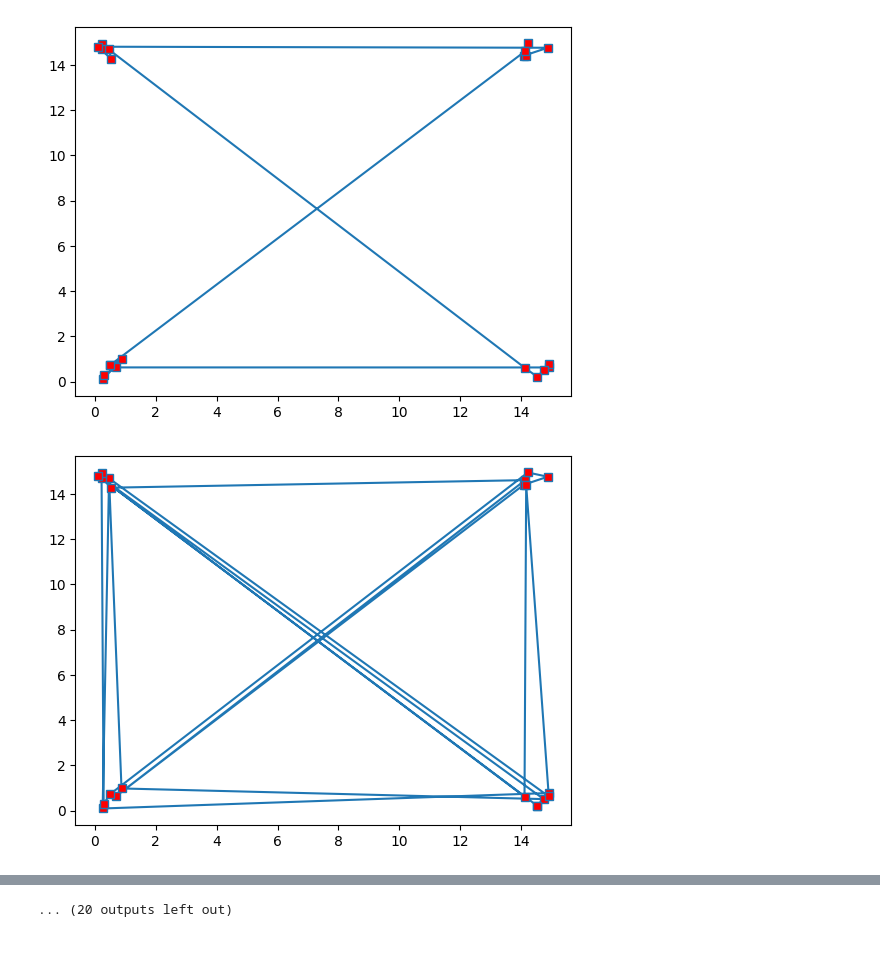
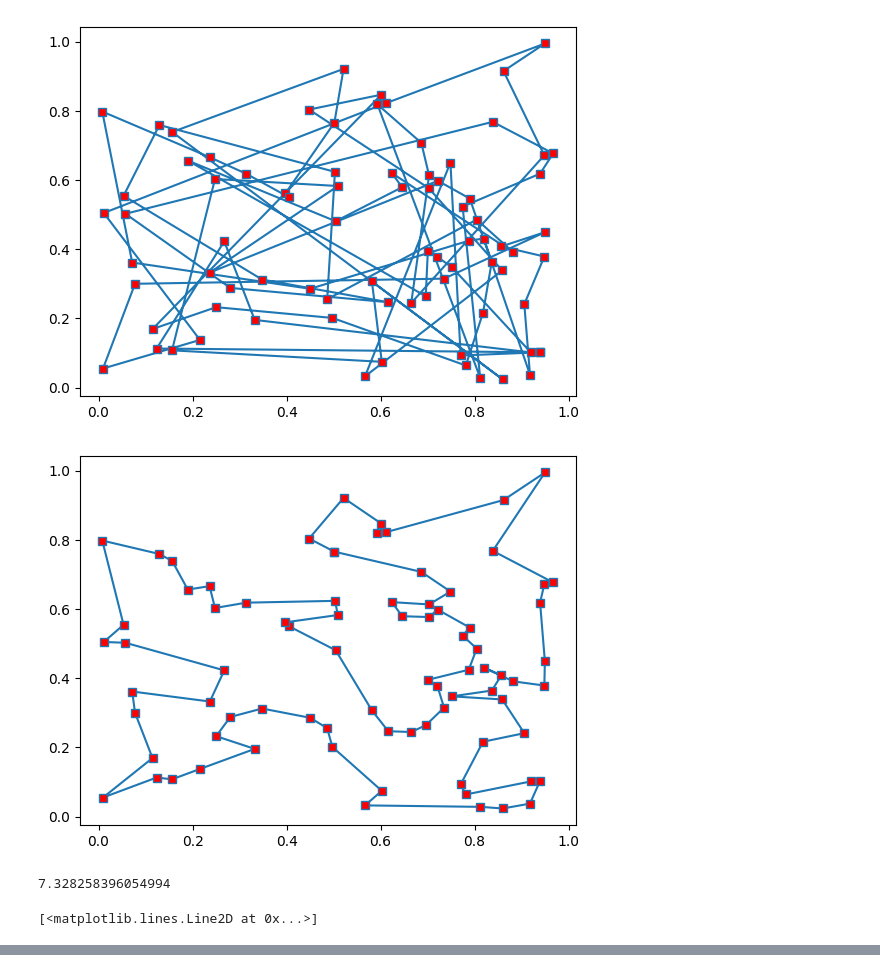
Before and after one commit to michal200292/Numericke-metody, a Jupyter notebook: lab4/zad1.ipynb, the cells around one changed output, grey strips where cells are left out. Drawn from its saved outputs; the diff is of its cells as text; code cells hidden in the pictures.

```diff
--- a/lab4/zad1.ipynb
+++ b/lab4/zad1.ipynb
@@ -31,2 +21,6 @@ def euclid_dist(x1, x2, y1, y2):
 # %%
+n = 80
+x, y = generate_normal(n)
+perm = [i for i in range(n)]
 dist_matrix = [[euclid_dist(x[i], x[j], y[i], y[j]) for i in range(n)] for j in range(n)]
+plot_path()
@@ -44,3 +40,12 @@ def generate_neighbor(p):
     new_p = p[:]
     new_p[a], new_p[b] = new_p[b], new_p[a]
     return new_p
+# %%
+def generate_neighbor2(p):
+    a = np.random.randint(0, n - 1)
+    b = np.random.randint(a + 1, n)
+    new_p = p[:]
+    m = (b - a) // 2
+    for i in range(a, a + m + 1):
+        new_p[i], new_p[b + a - i] = new_p[b + a - i], new_p[i]
+    return new_p
@@ -46,0 +58,5 @@ def generate_neighbor(p):
+# %%
+for _ in range(30):
+    a = np.random.randint(0, n - 1)
+    b = np.random.randint(a + 1, n)
+    perm[a], perm[b] = perm[b], perm[a]
@@ -47,27 +101,30 @@ def generate_neighbor(p):
 # %%
-alpha = 0.999
+alpha = 0.99
 T0 = 10
 T = T0
 cur_energy = calculate_energy(perm)
-
 energy_states = [cur_energy]
-for i in range(6000):
-    new_state = generate_neighbor(perm)
-    next_energy = calculate_energy(new_state)
-    if next_energy < cur_energy:
-        perm = new_state
-        cur_energy = next_energy
-    else:
-        p1 = np.exp(-(next_energy - cur_energy) / T)
-        if p1 > np.random.uniform(0, 0.02):
+steps = 1000
+for i in range(steps):
+    for _ in range(20):
+        new_state = generate_neighbor2(perm)
+        next_energy = calculate_energy(new_state)
+        if next_energy < cur_energy:
             perm = new_state
             cur_energy = next_energy
-    T = T*alpha
+        else:
+            p1 = np.exp((cur_energy - next_energy) / T)
+            if p1 > np.random.uniform(0, 0.1):
+                perm = new_state
+                cur_energy = next_energy
+    T = T *alpha
     energy_states.append(cur_energy)
-    if i % 200 == 0:
+    if i % 999 == 0:
         plot_path()
-
-plt.plot([i for i in range(6001)], energy_states)
+print(calculate_energy(perm))
+plt.plot([i for i in range(steps + 1)], energy_states)
 # %% [output]
-[figure, old version]
+[figure, new version]
-[figure, old version]
+[figure, new version]
+7.328258396054994
+[<matplotlib.lines.Line2D at 0x...>]
@@ -84 +131,0 @@ plt.plot([i for i in range(6001)], energy_states)
-... (20 outputs left out)
```
Also changed, not shown: parts of 8 cells of this notebook, 1 other file.
